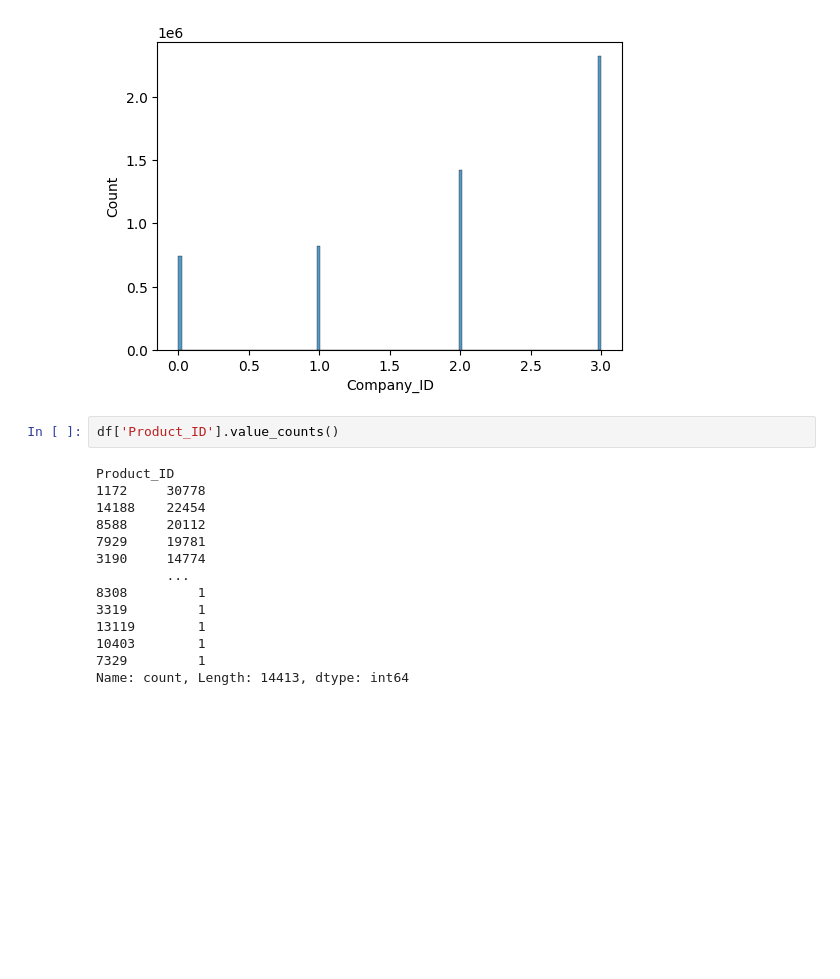
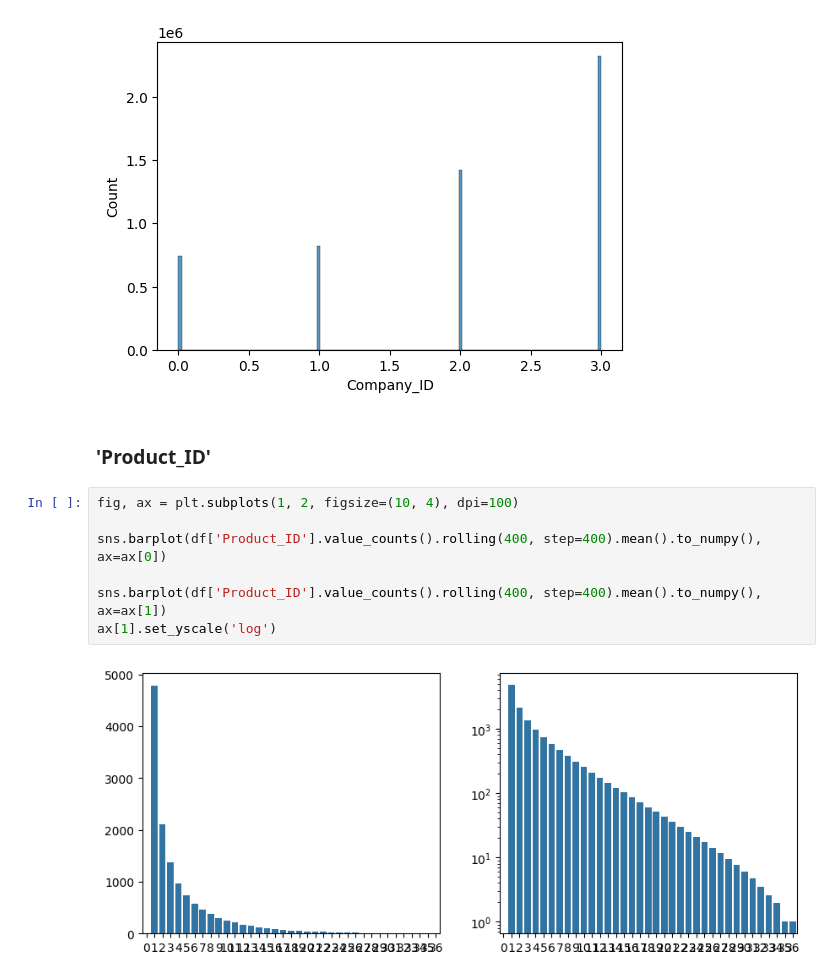
Before and after one commit to gotheartem/ioai-kaggle, a Jupyter notebook: competition-1/eda.ipynb, the cells around one changed output. Cells and saved outputs as stored; diff of their text form; blank space fills up the shorter version.

```diff
--- a/competition-1/eda.ipynb
+++ b/competition-1/eda.ipynb
@@ -102,19 +159,14 @@ sns.histplot(df['Company_ID'])
 # %% [output]
 <Axes: xlabel='Company_ID', ylabel='Count'>
 [figure]
-# %%
-df['Product_ID'].value_counts()
-# %% [output]
-Product_ID
-1172     30778
-14188    22454
-8588     20112
-7929     19781
-3190     14774
-         ...
-8308         1
-3319         1
-13119        1
-10403        1
-7329         1
-Name: count, Length: 14413, dtype: int64
+# %% [markdown]
+### 'Product_ID'
+# %%
+fig, ax = plt.subplots(1, 2, figsize=(10, 4), dpi=100)
+
+sns.barplot(df['Product_ID'].value_counts().rolling(400, step=400).mean().to_numpy(), ax=ax[0])
+
+sns.barplot(df['Product_ID'].value_counts().rolling(400, step=400).mean().to_numpy(), ax=ax[1])
+ax[1].set_yscale('log')
+# %% [output]
+[figure, added]
```
Also changed, not shown: parts of 76 cells of this notebook.
